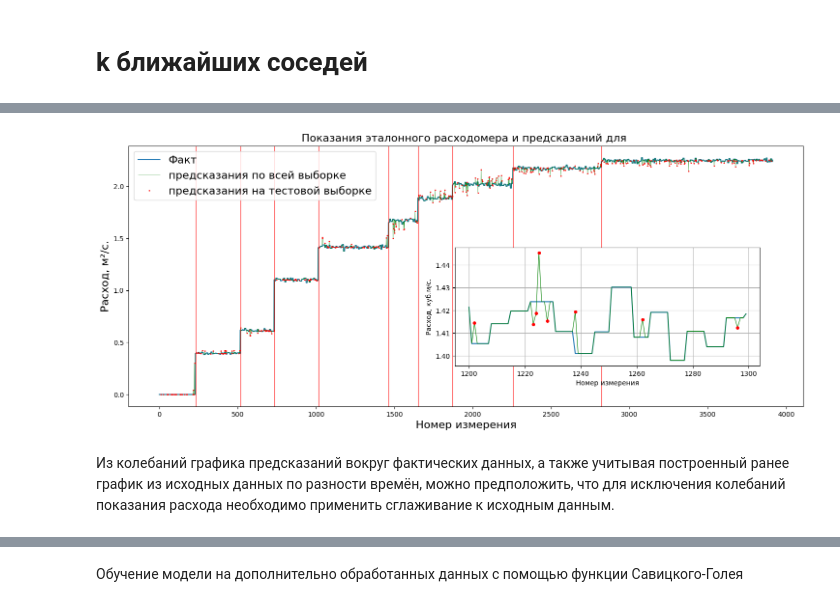
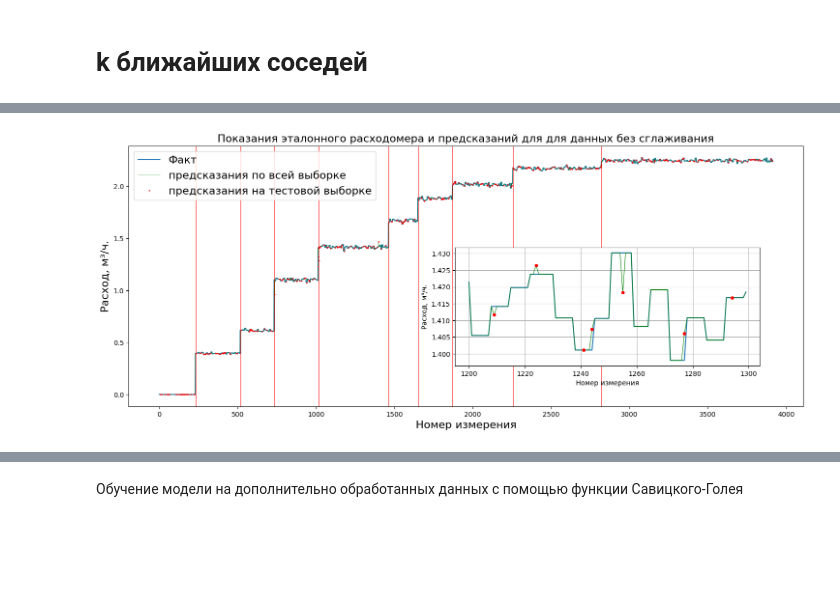
Before and after one commit to PetrGavrilin/VKR_URFU, a Jupyter notebook: VKR_part4_KNN.ipynb, the cells around one changed output, grey strips where cells are left out. Drawn from its saved outputs; the diff is of its cells as text; code cells hidden in the pictures; blank space fills up the shorter version.

```diff
--- a/VKR_part4_KNN.ipynb
+++ b/VKR_part4_KNN.ipynb
@@ -36,11 +30,14 @@ X_tsfel_savgol = np.genfromtxt('/content/X_tsfel_savgol.csv', delimiter=',')[1:]
 borders = pd.read_csv('/content/borders.csv').values.tolist()[0]
+# %%
+Y = np.array(Y['Et'])
+# %%
+X = np.array(X_tsfel)[1:]
 # %%
-X = X_tsfel
 X_train, y_train, X_test, y_test, i_test = my_test_train_split(X, Y, borders)
 # %%
 # метод k ближайших соседей
 
-k = 9
+k = 3
 weights = 'distance'
 
 # создаем объект класса с указанием гиперпараметров
@@ -79,6 +76,4 @@ R2 : 0.9997
 # %%
-plot_predict(Y, i_test, y_predict, y_predict_all, borders, text="")
+plot_predict(Y, i_test, y_predict, y_predict_all, borders, text="для данных без сглаживания")
 # %% [output]
-[figure, old version]
+[figure, new version]
-# %% [markdown]
-Из колебаний графика предсказаний вокруг фактических данных, а также учитывая построенный ранее график из исходных данных по разности времён, можно предположить, что для исключения колебаний показания расхода необходимо применить сглаживание к исходным данным.
```
Also changed, not shown: parts of 24 cells of this notebook.
